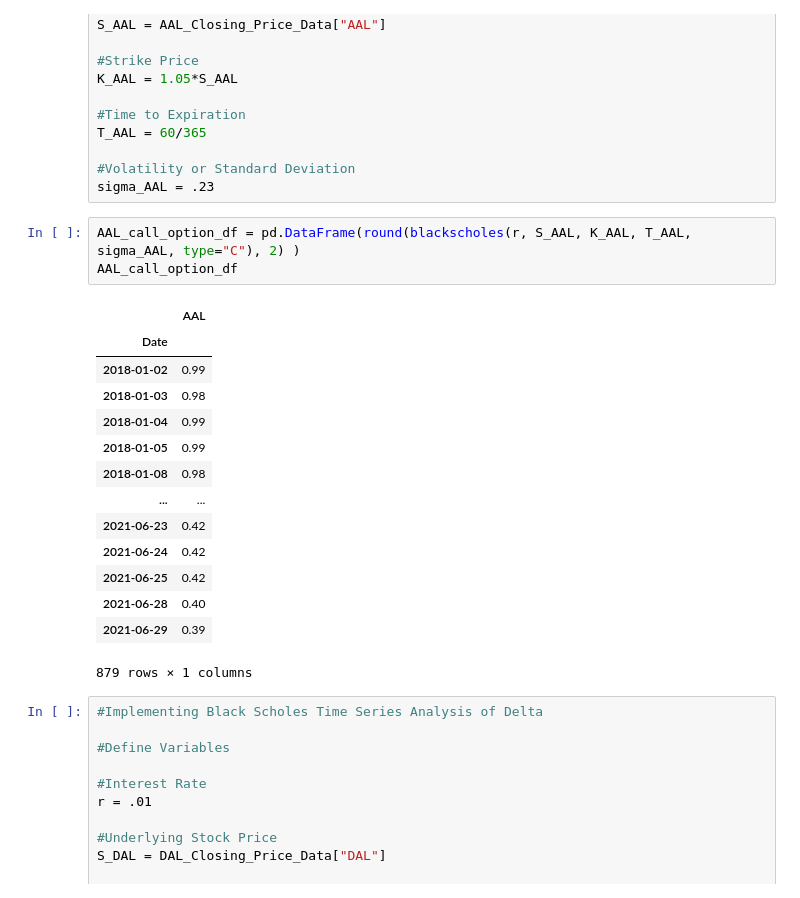
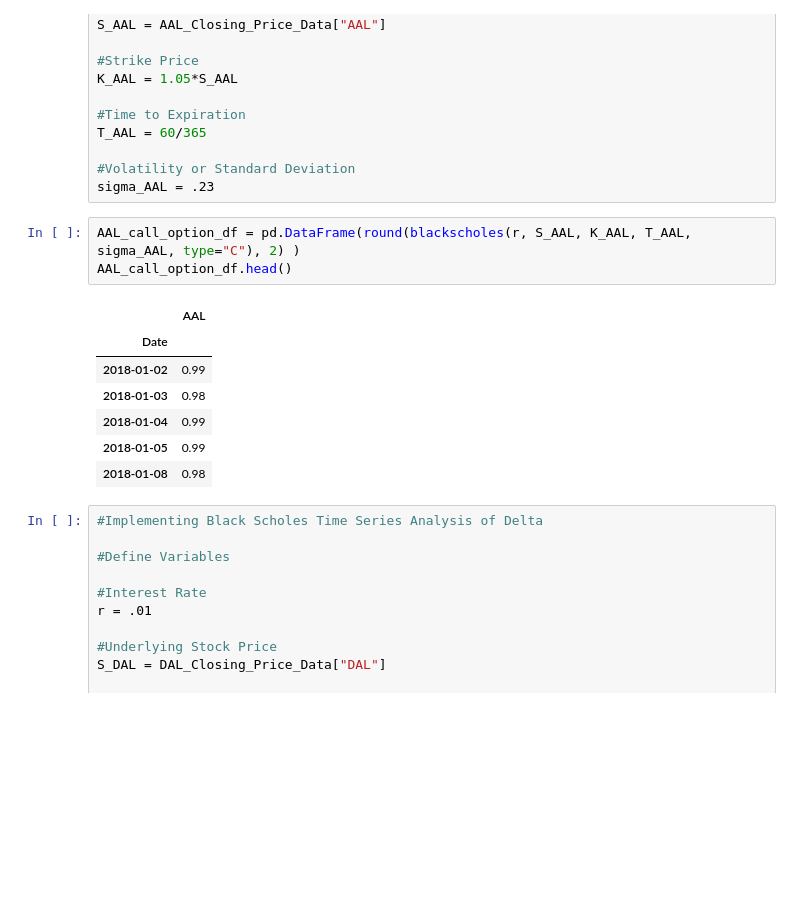
Before and after one commit to ronin2021/Analysis_of_Distressed_Securities_and_Implementing_Black_Scholes_Merton_Model_for_Options, a Jupyter notebook: Options_Analysis.ipynb, the cells around one changed output. Saved outputs shown, nothing was run; the diff lists cells and outputs as text; blank space fills up the shorter version.

```diff
--- a/Options_Analysis.ipynb
+++ b/Options_Analysis.ipynb
@@ -456,22 +446,15 @@ T_AAL = 60/365
 sigma_AAL = .23
 # %%
 AAL_call_option_df = pd.DataFrame(round(blackscholes(r, S_AAL, K_AAL, T_AAL, sigma_AAL, type="C"), 2) )
-AAL_call_option_df
+AAL_call_option_df.head()
 # %% [output]
 |  | AAL |
 | Date |  |
 | 2018-01-02 | 0.99 |
 | 2018-01-03 | 0.98 |
 | 2018-01-04 | 0.99 |
 | 2018-01-05 | 0.99 |
 | 2018-01-08 | 0.98 |
-| ... | ... |
-| 2021-06-23 | 0.42 |
-| 2021-06-24 | 0.42 |
-| 2021-06-25 | 0.42 |
-| 2021-06-28 | 0.40 |
-| 2021-06-29 | 0.39 |
-879 rows × 1 columns
 # %%
 #Implementing Black Scholes Time Series Analysis of Delta
 
```
Also changed, not shown: parts of 14 cells of this notebook.
